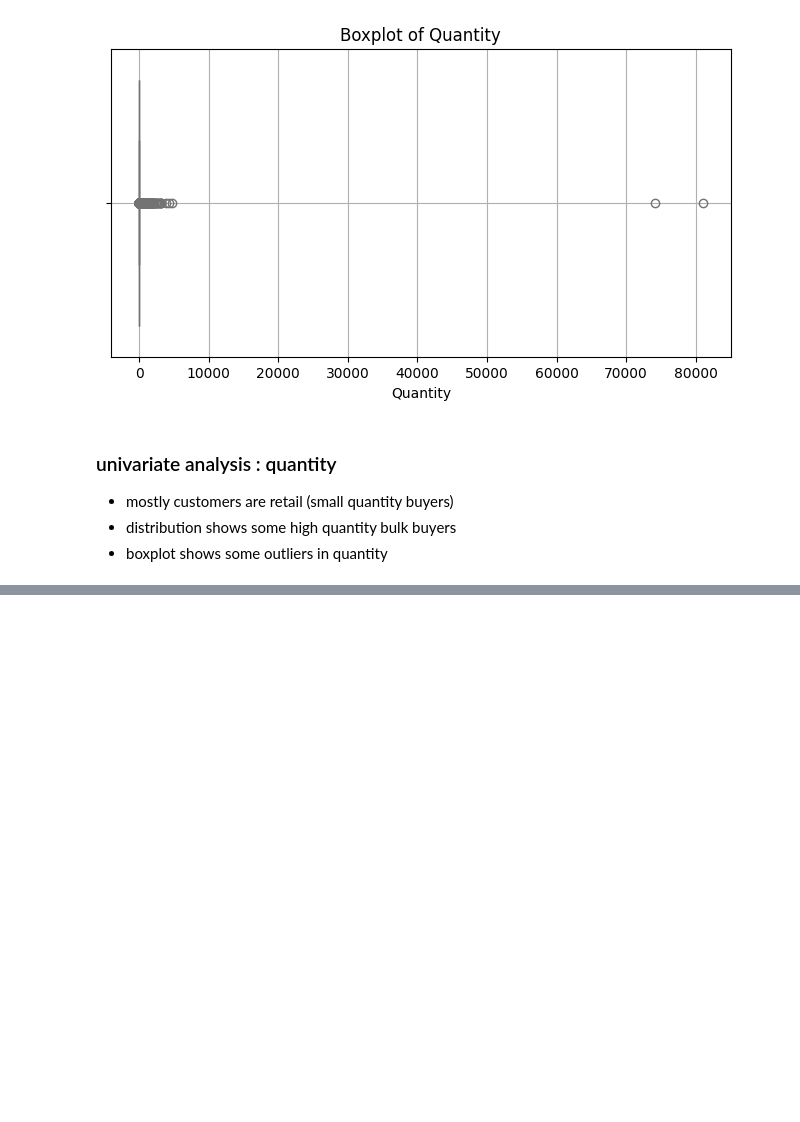
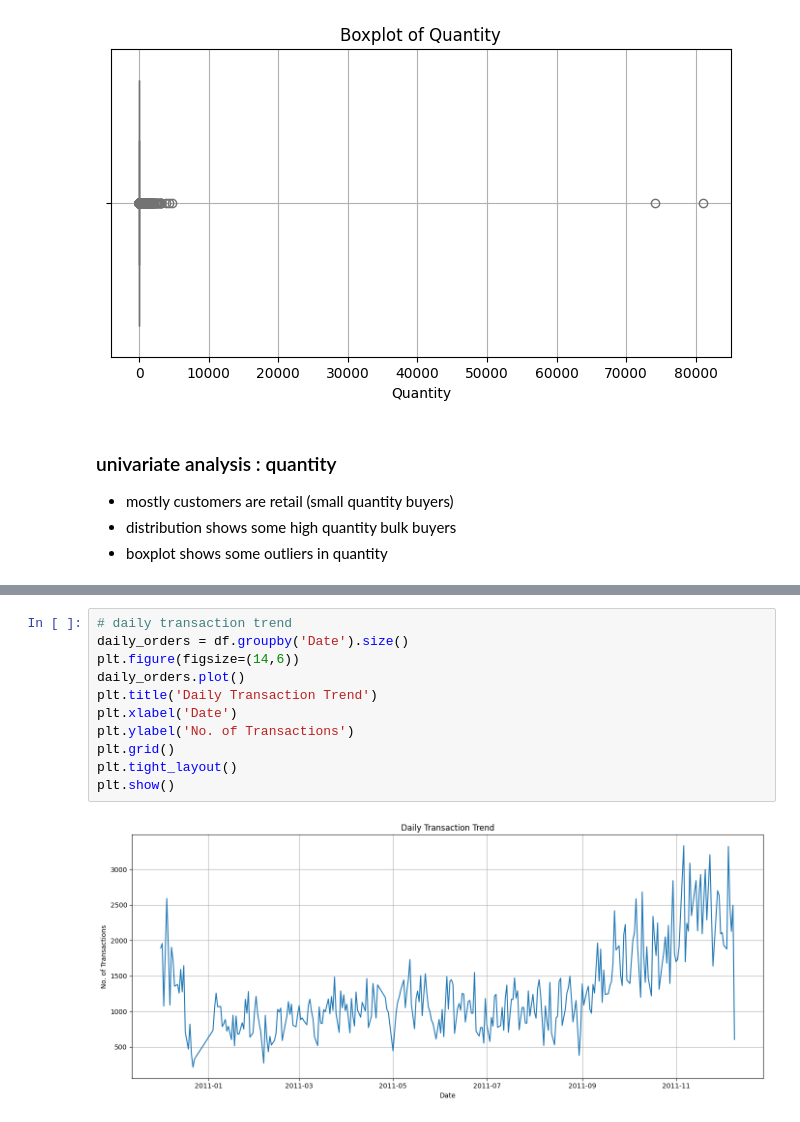
Before and after one commit to anuragchaubey1224/customer-segmentation, a Jupyter notebook: notebooks/eda.ipynb, the cells around one changed output, grey strips where cells are left out. Cells and saved outputs as stored; diff of their text form; blank space fills up the shorter version.

```diff
--- a/notebooks/eda.ipynb
+++ b/notebooks/eda.ipynb
@@ -750,0 +805,13 @@ plt.show()
+# %%
+# daily transaction trend
+daily_orders = df.groupby('Date').size()
+plt.figure(figsize=(14,6))
+daily_orders.plot()
+plt.title('Daily Transaction Trend')
+plt.xlabel('Date')
+plt.ylabel('No. of Transactions')
+plt.grid()
+plt.tight_layout()
+plt.show()
+# %% [output]
+[figure, added]
```
Also changed, not shown: parts of 11 cells of this notebook.
